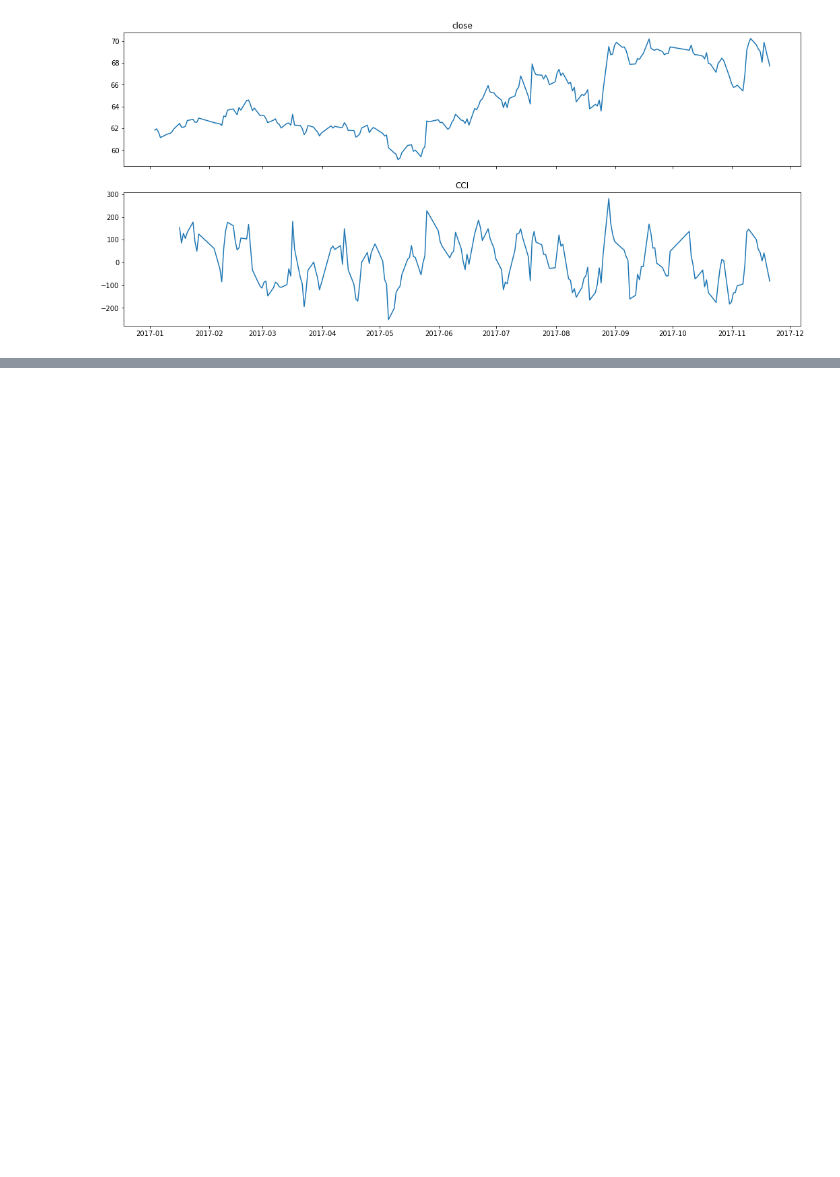
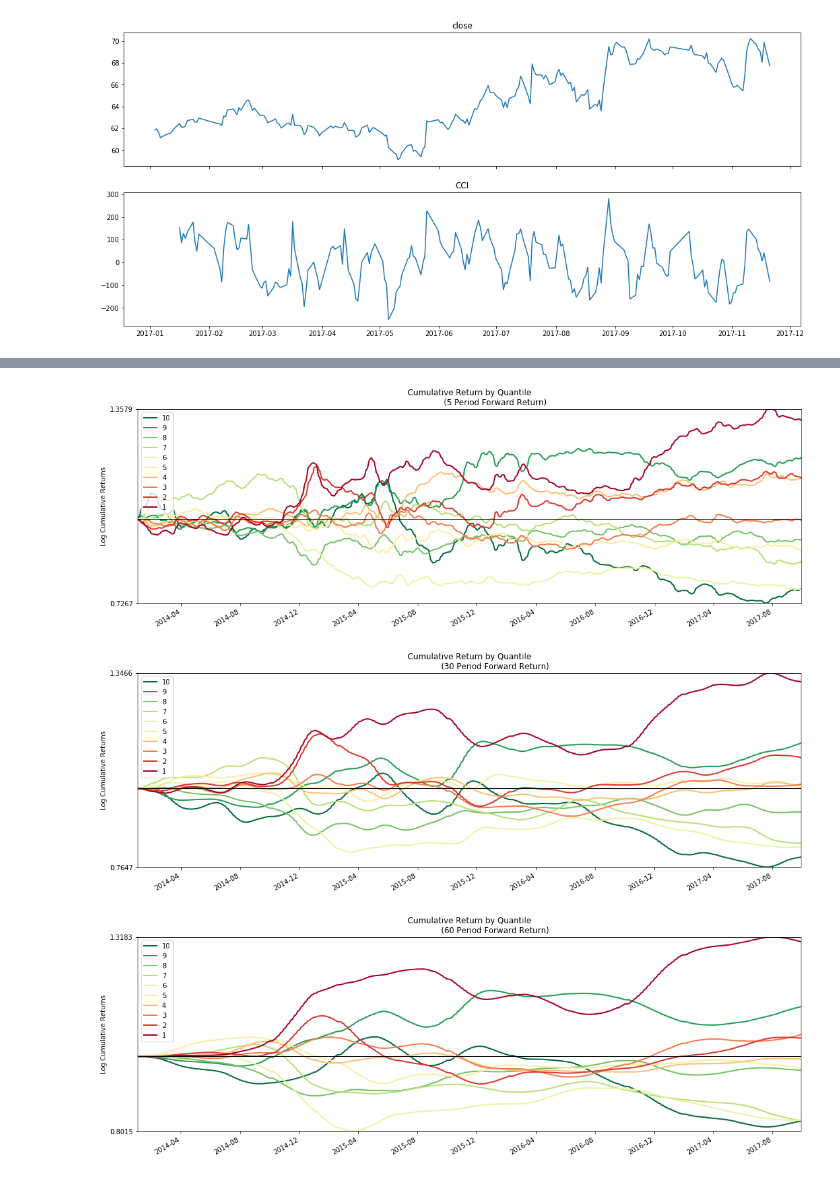
Before and after one commit to cxd375727676/big_fish_cloud_practice, a Jupyter notebook: online_homework.ipynb, the cells around one changed output, grey strips where cells are left out. Saved outputs shown, nothing was run; the diff lists cells and outputs as text; code cells hidden in the pictures; blank space fills up the shorter version.

```diff
--- a/online_homework.ipynb
+++ b/online_homework.ipynb
@@ -188,0 +276,21 @@ plt.show()
+# %%
+#5.1显示因子值
+import pandas as pd
+from datetime import datetime
+
+# 加载数据
+dv = DataView()
+dv.load_dataview(dataview_folder)
+
+#索引调整为datetime日期格式
+def change_index(df):
+    df.index = pd.Index(map(lambda x: datetime.strptime(str(x),"%Y%m%d") , df.index)) #索引调整为datetime日期格式
+    return df
+
+
+#因子ps
+factor = dv.get_ts("ps")
+factor = change_index(factor)
+factor = factor.stack()#处理成MultiIndex格式（alphalens分析因子必须的格式）
+
+factor.head()
@@ -188,0 +306,7 @@ plt.show()
+# %%
+#5.1显示价格
+
+#获取价格
+prices = dv.get_ts("close_adj")
+prices = change_index(prices)
+prices.head()
@@ -188,0 +321,8 @@ plt.show()
+# %%
+#5.1分组，观察因子表现
+import alphalens
+
+#计算目标股票池每只股票的持有期收益，和对应因子值的quantile分类
+#持有5,30,60日后卖出收益；因子值；按因子大小分10组
+factor_data = alphalens.utils.get_clean_factor_and_forward_returns(factor, prices, quantiles=10, periods=(5,30,60))
+factor_data.head()
@@ -188,0 +337,13 @@ plt.show()
+# %%
+#5.1画图
+import matplotlib.pyplot as plt
+mean_return_by_q, std_err_by_q = alphalens.performance.mean_return_by_quantile(factor_data, by_date=True, demeaned=True)
+
+alphalens.plotting.plot_cumulative_returns_by_quantile(mean_return_by_q, 5)
+alphalens.plotting.plot_cumulative_returns_by_quantile(mean_return_by_q, 30)
+alphalens.plotting.plot_cumulative_returns_by_quantile(mean_return_by_q, 60)
+plt.show()
+# %% [output]
+[figure, added]
+[figure, added]
+[figure, added]
```
Also changed, not shown: parts of 44 cells of this notebook, 1 other file.
